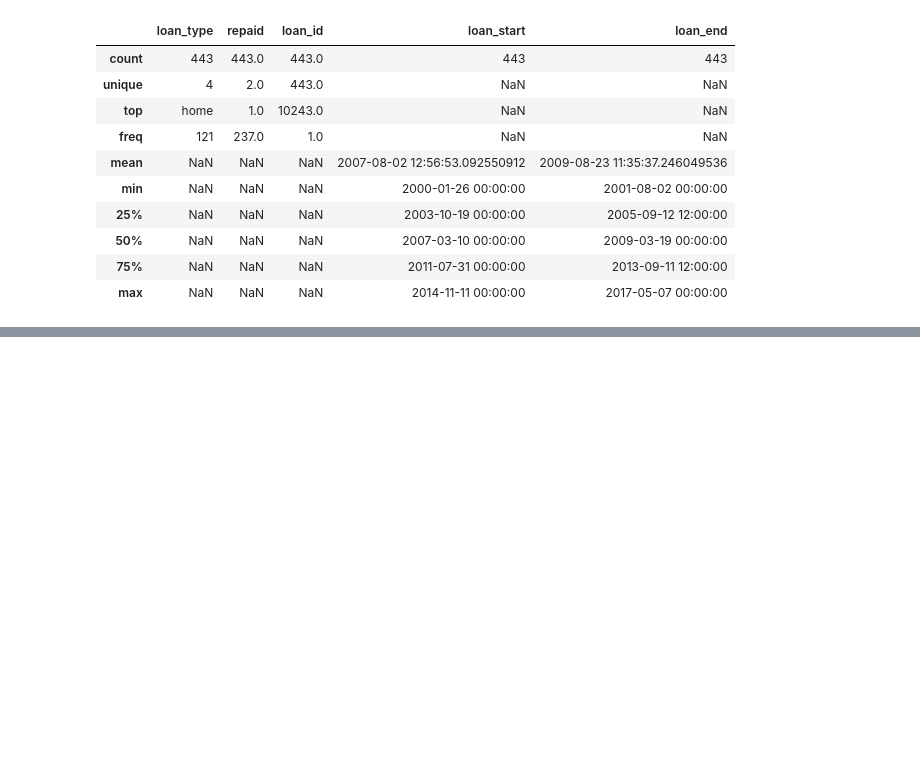
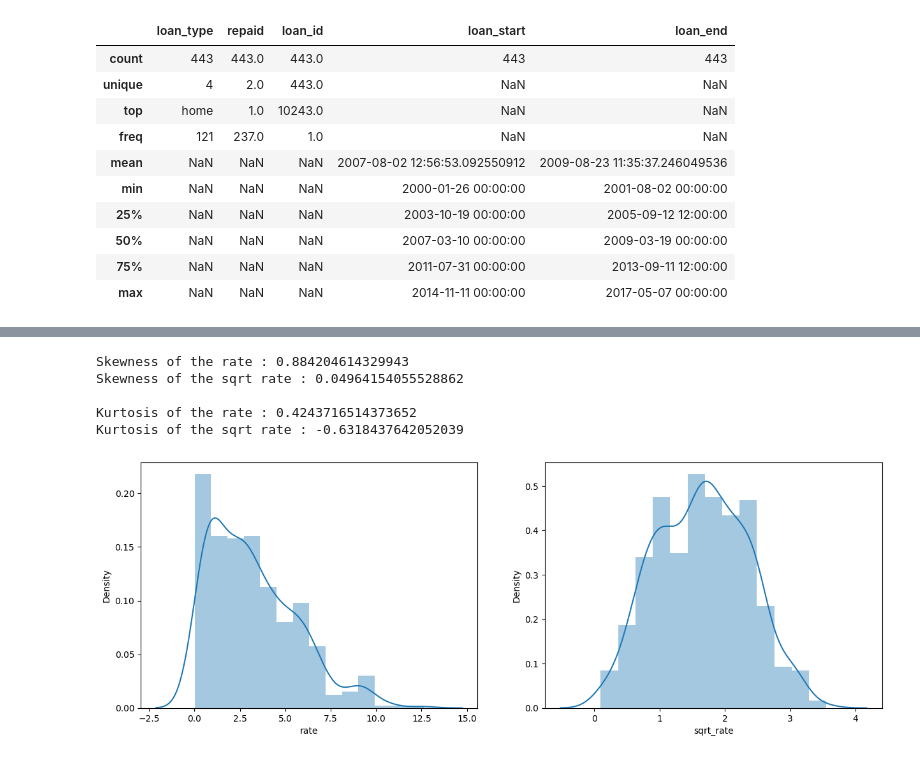
Before and after one commit to docroch/learning-data-science, a Jupyter notebook: data-preparation/loans.ipynb, the cells around one changed output, grey strips where cells are left out. Drawn from its saved outputs; the diff is of its cells as text; code cells hidden in the pictures; blank space fills up the shorter version.

Commit message:
apply log and sqrt

```diff
--- a/data-preparation/loans.ipynb
+++ b/data-preparation/loans.ipynb
@@ -111,0 +133,4 @@ df.describe(exclude=[np.number])
+# %%
+df['sqrt_rate'] = df['rate'] ** 0.5
+df['sqrt_rate'] = np.sqrt(df['rate'])
+df
@@ -111,0 +152,19 @@ df.describe(exclude=[np.number])
+# %%
+print(f'Skewness of the rate : {df.rate.skew()}')
+print(f'Skewness of the sqrt rate : {df.sqrt_rate.skew()}')
+print()
+print(f'Kurtosis of the rate : {df.rate.kurtosis()}')
+print(f'Kurtosis of the sqrt rate : {df.sqrt_rate.kurtosis()}')
+# %% [output]
+Skewness of the rate : 0.884204614329943
+Skewness of the sqrt rate : 0.04964154055528862
+
+Kurtosis of the rate : 0.4243716514373652
+Kurtosis of the sqrt rate : -0.6318437642052039
+# %%
+fig, ax = plt.subplots(1, 2, figsize=(15, 5))
+sns.distplot(df['rate'], ax=ax[0])
+sns.distplot(df['sqrt_rate'], ax=ax[1])
+plt.show()
+# %% [output]
+[figure, added]
```
Also changed, not shown: parts of 7 cells of this notebook.
